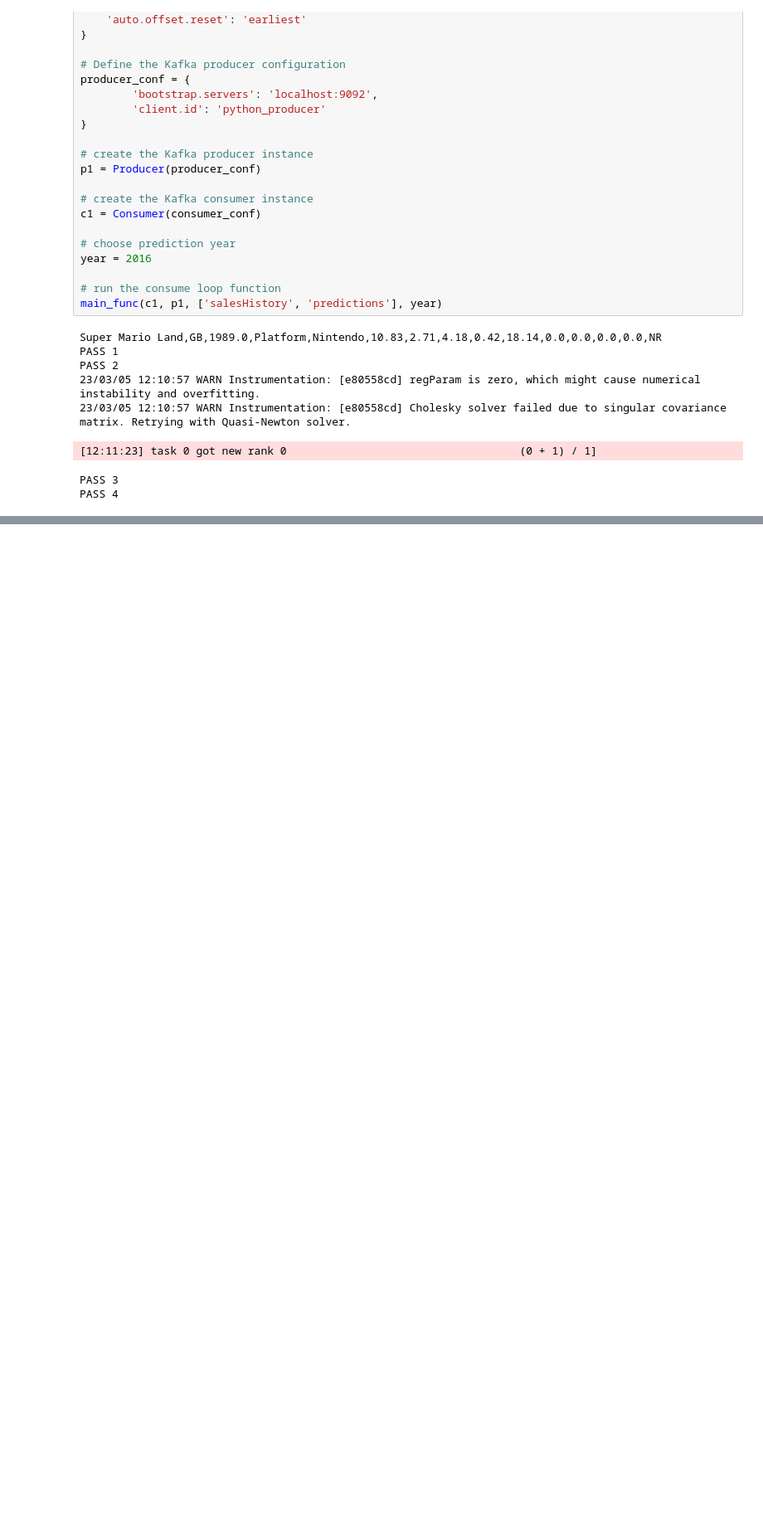
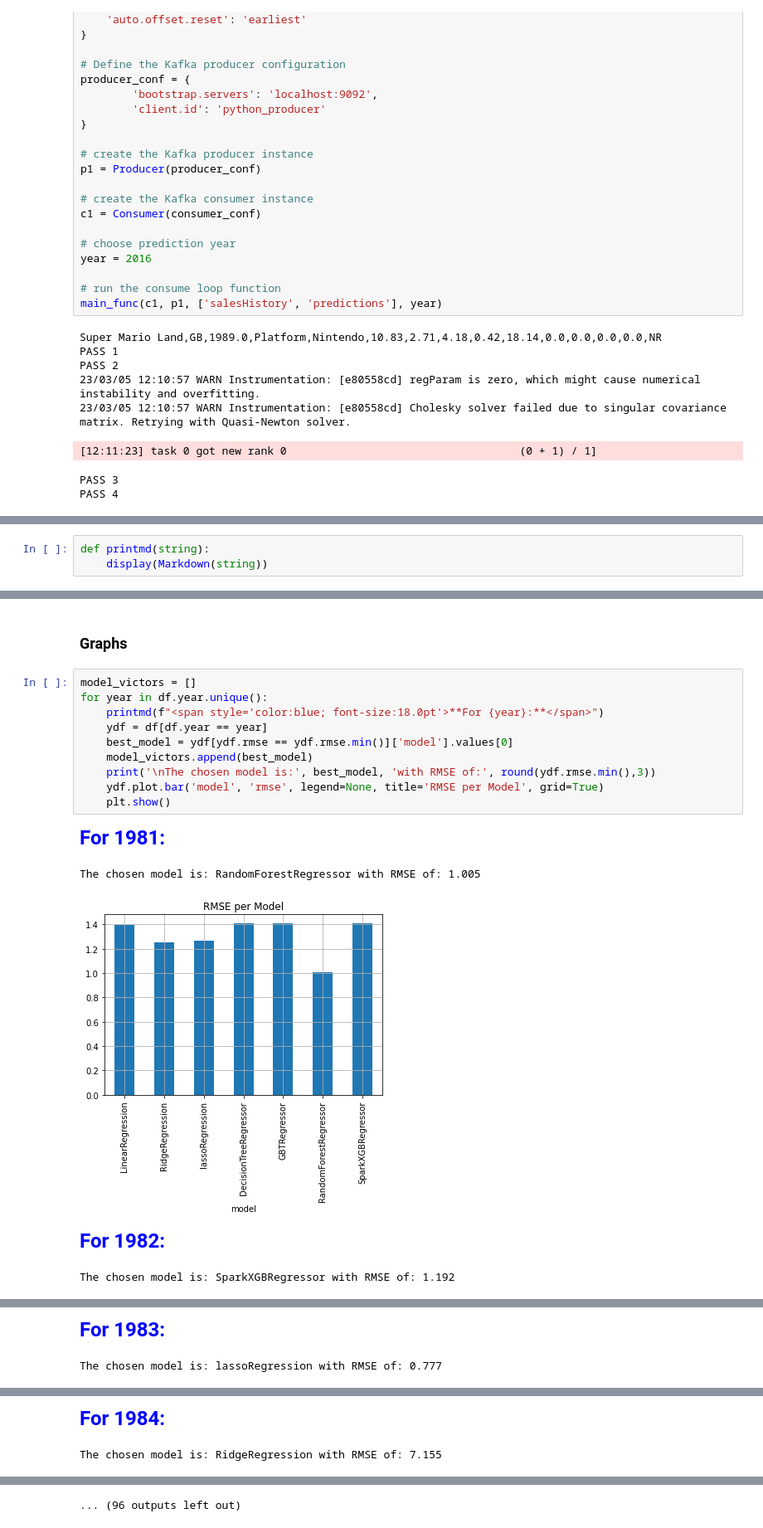
Before and after one commit to shay681/Video-Games-Sales-Prediction-Using-Spark-kafka, a Jupyter notebook: Big_Data.ipynb, the cells around one changed output, grey strips where cells are left out. Shown at 83% size. Drawn from its saved outputs; the diff is of its cells as text; blank space fills up the shorter version.

```diff
--- a/Big_Data.ipynb
+++ b/Big_Data.ipynb
@@ -676,0 +691,3 @@ PASS 4
+# %%
+def printmd(string):
+    display(Markdown(string))
@@ -676,0 +731,18 @@ PASS 4
+# %% [markdown]
+### Graphs
+# %%
+model_victors = []
+for year in df.year.unique():
+    printmd(f"<span style='color:blue; font-size:18.0pt'>**For {year}:**</span>")
+    ydf = df[df.year == year]
+    best_model = ydf[ydf.rmse == ydf.rmse.min()]['model'].values[0]
+    model_victors.append(best_model)
+    print('\nThe chosen model is:', best_model, 'with RMSE of:', round(ydf.rmse.min(),3))
+    ydf.plot.bar('model', 'rmse', legend=None, title='RMSE per Model', grid=True)
+    plt.show()
+# %% [output]
+<span style='color:blue; font-size:18.0pt'>**For 1981:**</span>
+The chosen model is: RandomForestRegressor with RMSE of: 1.005
+[figure, added]
+<span style='color:blue; font-size:18.0pt'>**For 1982:**</span>
+The chosen model is: SparkXGBRegressor with RMSE of: 1.192
@@ -676,0 +750,2 @@ PASS 4
+<span style='color:blue; font-size:18.0pt'>**For 1983:**</span>
+The chosen model is: lassoRegression with RMSE of: 0.777
@@ -676,0 +753,2 @@ PASS 4
+<span style='color:blue; font-size:18.0pt'>**For 1984:**</span>
+The chosen model is: RidgeRegression with RMSE of: 7.155
@@ -676,0 +756 @@ PASS 4
+... (96 outputs left out)
```
Also changed, not shown: parts of 12 cells of this notebook.
